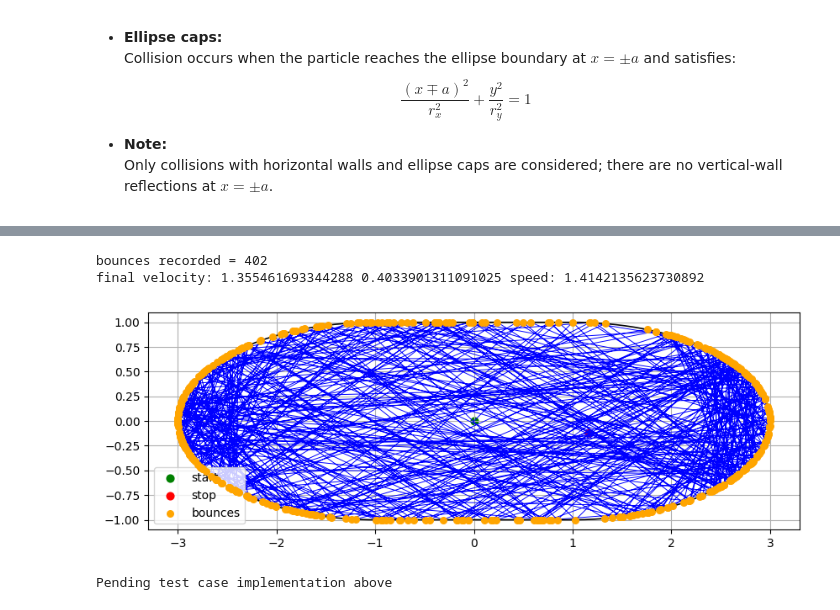
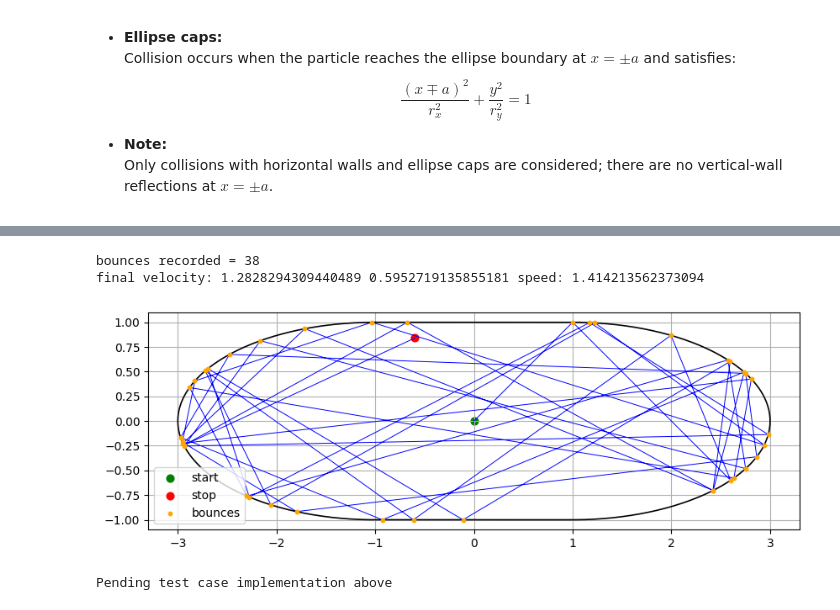
Before and after one commit to Shaukat-aziz/Quantum_Computing, a Jupyter notebook: qft_on_qc.ipynb, the cells around one changed output, grey strips where cells are left out. Drawn from its saved outputs; the diff is of its cells as text; code cells hidden in the pictures.

```diff
--- a/qft_on_qc.ipynb
+++ b/qft_on_qc.ipynb
@@ -162,7 +184,6 @@ def simulate_trajectory(x0, y0, vx0, vy0, dt=0.01, steps=10000, max_bounces=None
                 cx = param
                 n = ellipse_normal_at(x, y, cx)
                 v_ref = reflect(np.array([vx, vy]), n)
-            bounce_count += 1
             bounces.append((len(X), x, y, kind))
             v_ref = np.array(v_ref, dtype=float)
             speed = np.hypot(v_ref[0], v_ref[1])
@@ -182,35 +203,35 @@ def simulate_trajectory(x0, y0, vx0, vy0, dt=0.01, steps=10000, max_bounces=None
     return np.array(X), np.array(Y), vx, vy, bounces
 # %%
 # Run and plot clean stadium billiard trajectory
-X, Y, vx_final, vy_final, bounces = simulate_trajectory(0.0, 0.0, 1, 1, dt=0.019, steps=40000, eps_nudge=1e-8)
+X, Y, vx_final, vy_final, bounces = simulate_trajectory(0.0, 0.0, 1, 1, dt=0.019, steps=4000, eps_nudge=1e-8)
 print('bounces recorded =', len(bounces))
 print('final velocity:', vx_final, vy_final, 'speed:', np.hypot(vx_final, vy_final))
 fig, ax = plt.subplots(figsize=(10,6))
 ax.plot(X, Y, '-b', lw=0.7)
 ax.scatter([X[0]], [Y[0]], c='green', s=40, label='start')
 ax.scatter([X[-1]], [Y[-1]], c='red', s=40, label='stop')
 # Stadium boundary
 Xt = np.linspace(-a, a, 200)
 Yt = np.full_like(Xt, b)
 Xb_right = a + rx * np.cos(np.linspace(np.pi/2, -np.pi/2, 200))
 Yb_right = ry * np.sin(np.linspace(np.pi/2, -np.pi/2, 200))
 Xb_full = np.concatenate([Xt, Xb_right, Xt[::-1], -Xb_right[::-1]])
 Yb_full = np.concatenate([Yt, Yb_right, -Yt, Yb_right[::-1]])
 ax.plot(Xb_full, Yb_full, 'k-', lw=1.2)
 # Overlay bounces
 if len(bounces) > 0:
     bx = [p[1] for p in bounces]
     by = [p[2] for p in bounces]
-    ax.scatter(bx, by, c='orange', s=30, zorder=20, label='bounces')
+    ax.scatter(bx, by, c='orange', s=10, zorder=20, label='bounces')
 ax.set_aspect('equal')
 ax.grid(True)
 ax.legend()
 plt.savefig('stadium_billiard_clean.png', dpi=120)
 plt.show()
 # %% [output]
-bounces recorded = 402
-final velocity: 1.355461693344288 0.4033901311091025 speed: 1.4142135623730892
+bounces recorded = 38
+final velocity: 1.2828294309440489 0.5952719135855181 speed: 1.414213562373094
-[figure, old version]
+[figure, new version]
 # %%
 print("Pending test case implementation above")
 # %% [output]
```
Also changed, not shown: parts of 15 cells of this notebook, 8 other files.
